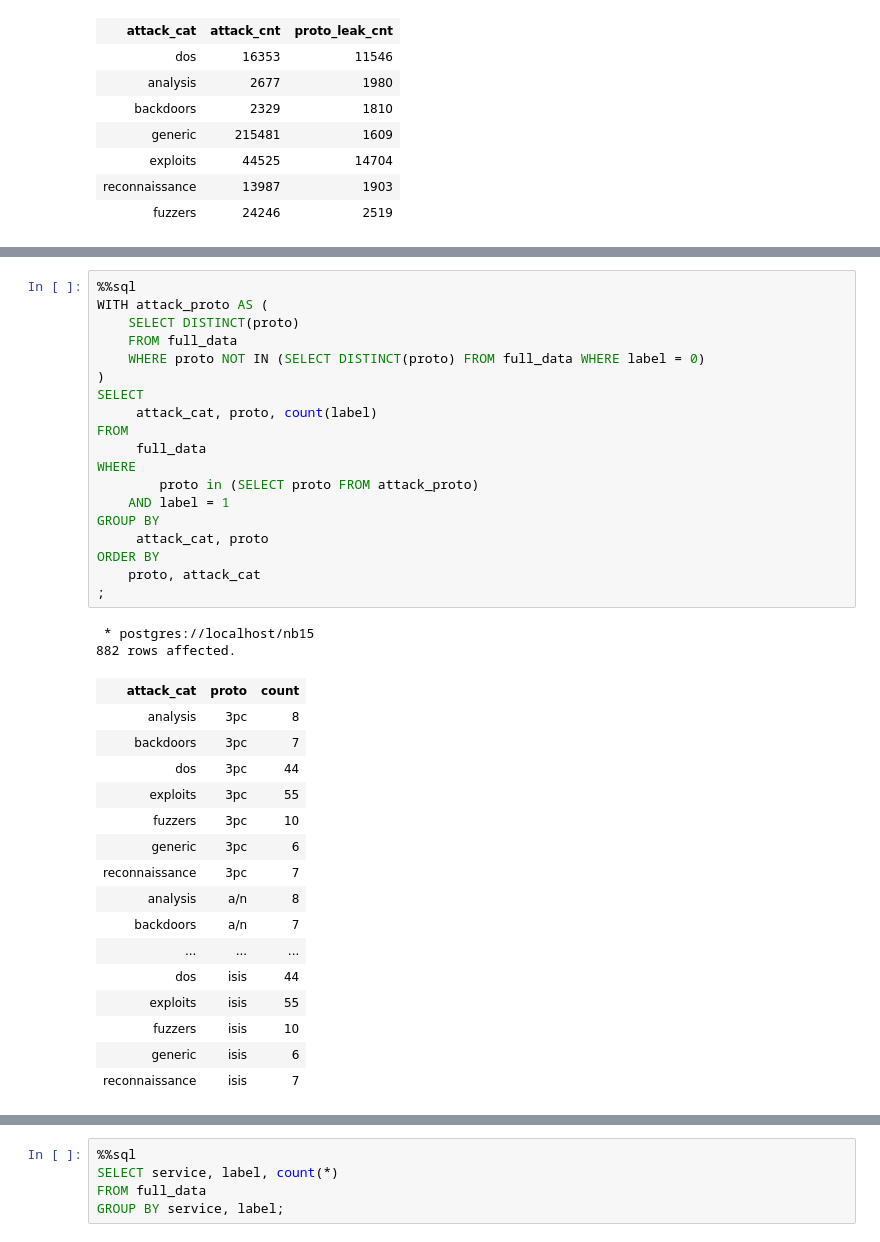
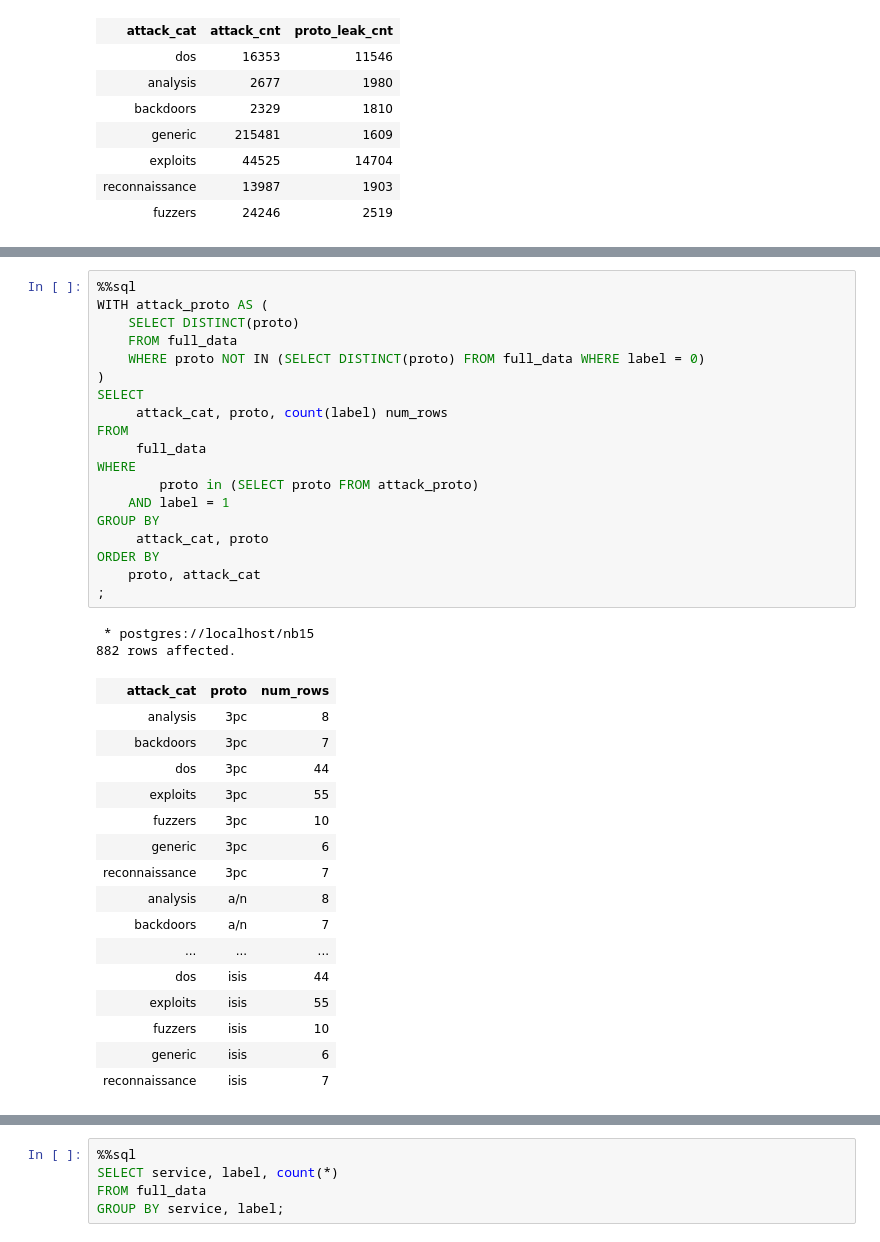
Before and after one commit to j-carson/ml-nids, a Jupyter notebook: src/PostgresFullEDA.ipynb, the cells around one changed output, grey strips where cells are left out. Saved outputs shown, nothing was run; the diff lists cells and outputs as text.

```diff
--- a/src/PostgresFullEDA.ipynb
+++ b/src/PostgresFullEDA.ipynb
@@ -215,26 +200,26 @@ OK -- there are attacks of at least some types that cannot be detected by protoc
 # %%
 %%sql
 WITH attack_proto AS (
     SELECT DISTINCT(proto)
     FROM full_data
     WHERE proto NOT IN (SELECT DISTINCT(proto) FROM full_data WHERE label = 0)
 )
 SELECT
-     attack_cat, proto, count(label)
+     attack_cat, proto, count(label) num_rows
 FROM
      full_data
 WHERE
         proto in (SELECT proto FROM attack_proto)
     AND label = 1
 GROUP BY
      attack_cat, proto
 ORDER BY
     proto, attack_cat
 ;
 # %% [output]
  * postgres://localhost/nb15
 882 rows affected.
-| attack_cat | proto | count |
+| attack_cat | proto | num_rows |
 | analysis | 3pc | 8 |
 | backdoors | 3pc | 7 |
 | dos | 3pc | 44 |
```
Also changed, not shown: parts of 8 cells of this notebook, 2 other files.
